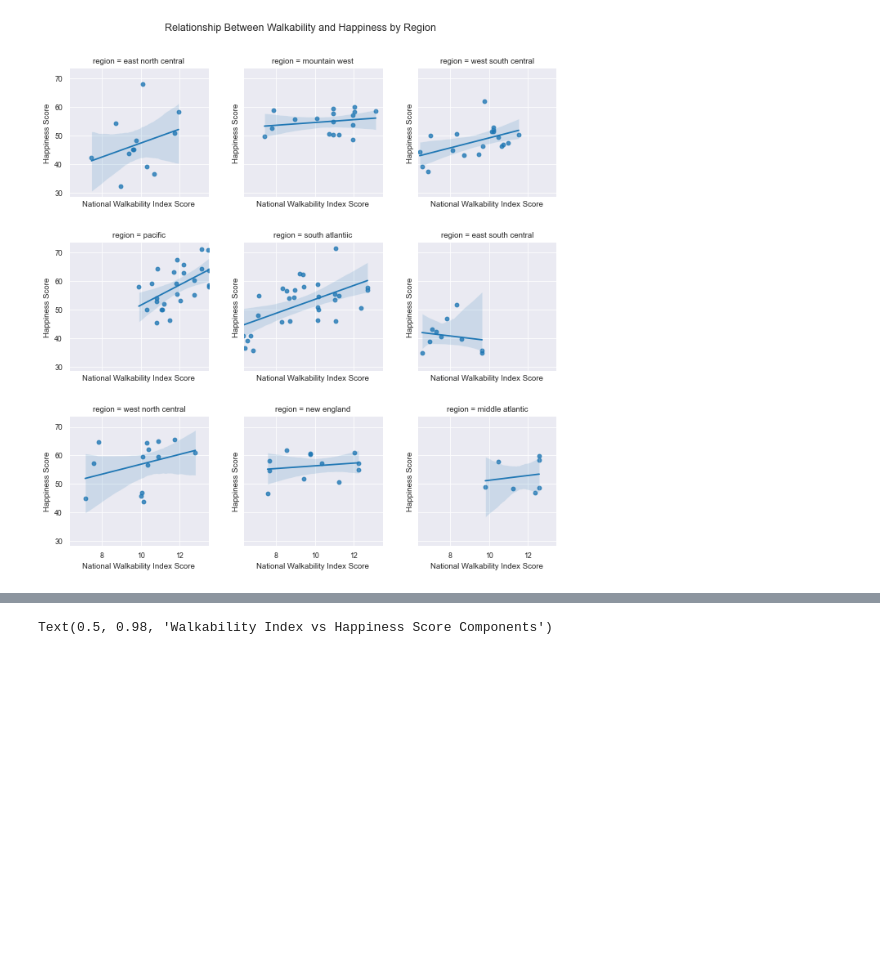
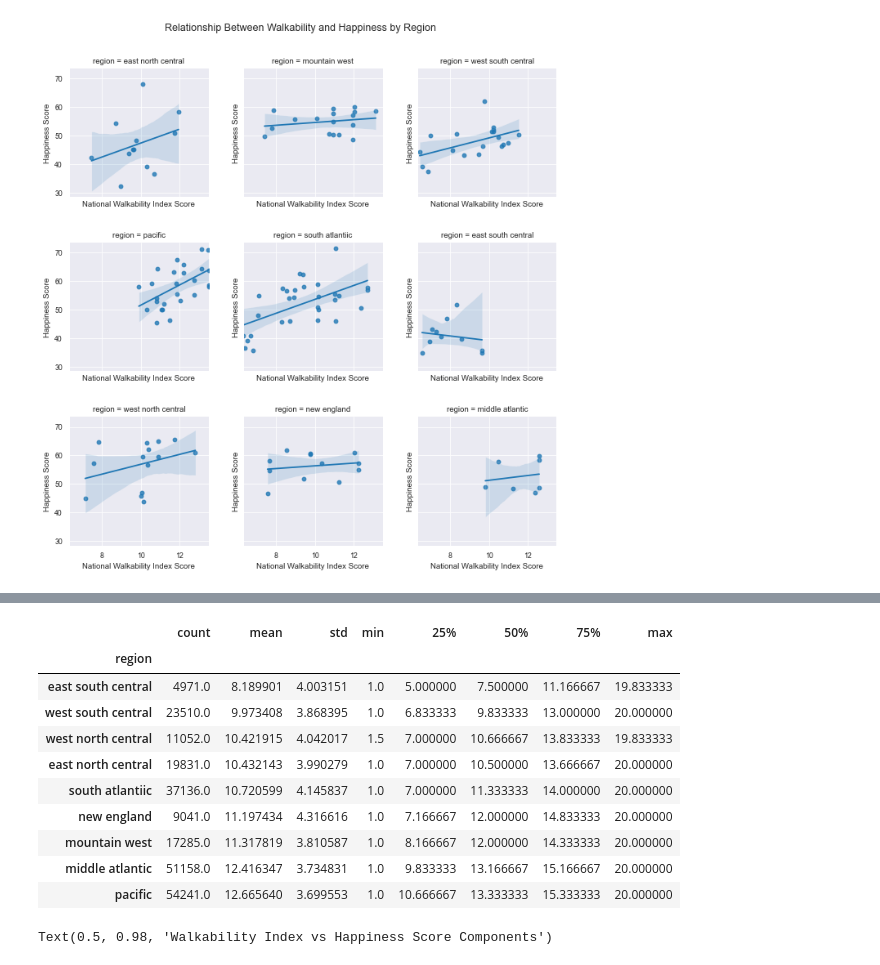
Before and after one commit to haleyej/330_final_project, a Jupyter notebook: process_data.ipynb, the cells around one changed output, grey strips where cells are left out. Drawn from its saved outputs; the diff is of its cells as text; code cells hidden in the pictures; blank space fills up the shorter version.

```diff
--- a/process_data.ipynb
+++ b/process_data.ipynb
@@ -269,3 +286,17 @@ g.fig.subplots_adjust(wspace = 0.25, hspace = 0.35)
+# %%
+by_region.describe()['NatWalkInd'].sort_values(by = 'mean', ascending = False)
+# %% [output]
+|  | count | mean | std | min | 25% | 50% | 75% | max |
+| region |  |  |  |  |  |  |  |  |
+| east south central | 4971.0 | 8.189901 | 4.003151 | 1.0 | 5.000000 | 7.500000 | 11.166667 | 19.833333 |
+| west south central | 23510.0 | 9.973408 | 3.868395 | 1.0 | 6.833333 | 9.833333 | 13.000000 | 20.000000 |
+| west north central | 11052.0 | 10.421915 | 4.042017 | 1.5 | 7.000000 | 10.666667 | 13.833333 | 19.833333 |
+| east north central | 19831.0 | 10.432143 | 3.990279 | 1.0 | 7.000000 | 10.500000 | 13.666667 | 20.000000 |
+| south atlantiic | 37136.0 | 10.720599 | 4.145837 | 1.0 | 7.000000 | 11.333333 | 14.000000 | 20.000000 |
+| new england | 9041.0 | 11.197434 | 4.316616 | 1.0 | 7.166667 | 12.000000 | 14.833333 | 20.000000 |
+| mountain west | 17285.0 | 11.317819 | 3.810587 | 1.0 | 8.166667 | 12.000000 | 14.333333 | 20.000000 |
+| middle atlantic | 51158.0 | 12.416347 | 3.734831 | 1.0 | 9.833333 | 13.166667 | 15.166667 | 20.000000 |
+| pacific | 54241.0 | 12.665640 | 3.699553 | 1.0 | 10.666667 | 13.333333 | 15.333333 | 20.000000 |
 # %%
 fig, axes = plt.subplots(1, 3)
 fig.set_size_inches(15, 7.5)
```
Also changed, not shown: parts of 3 cells of this notebook.
